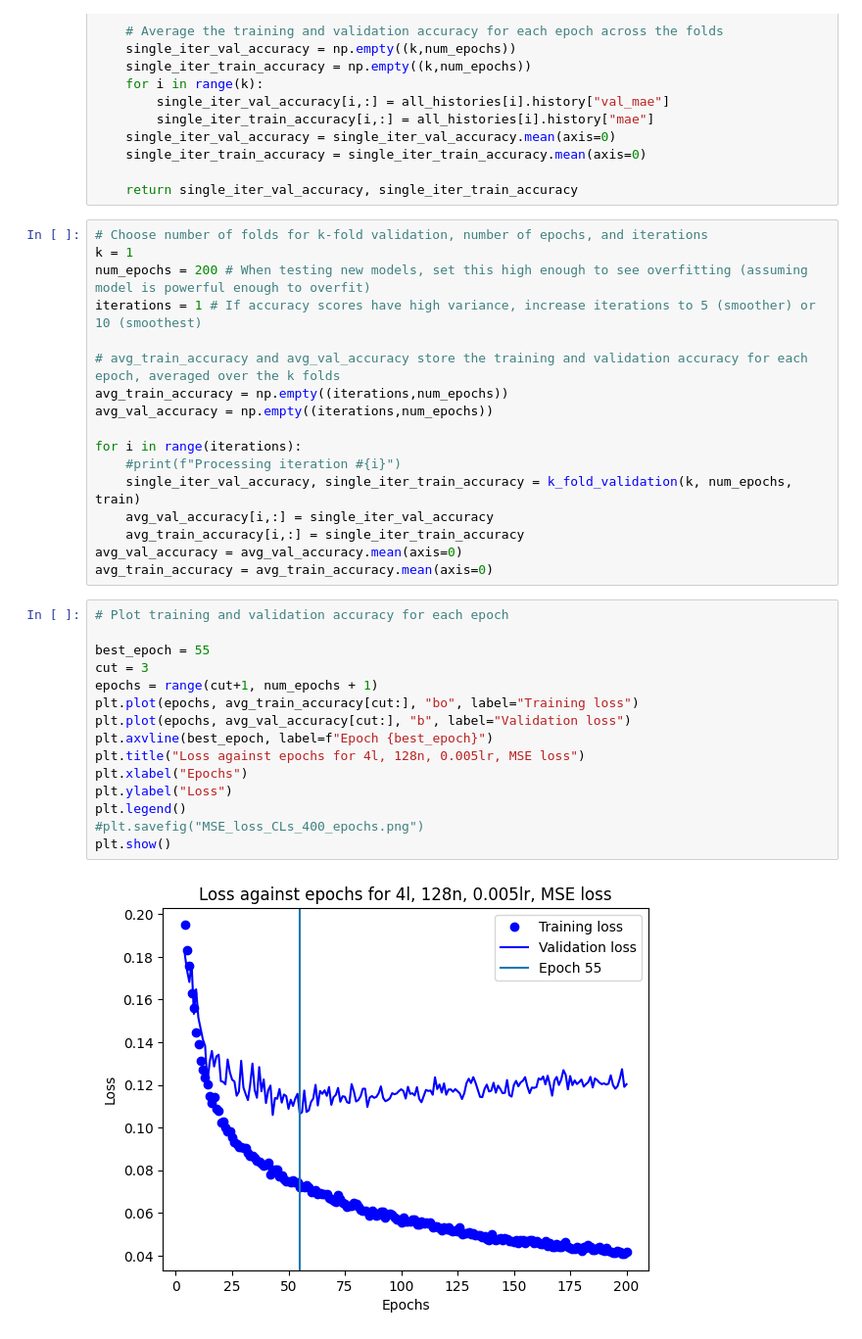
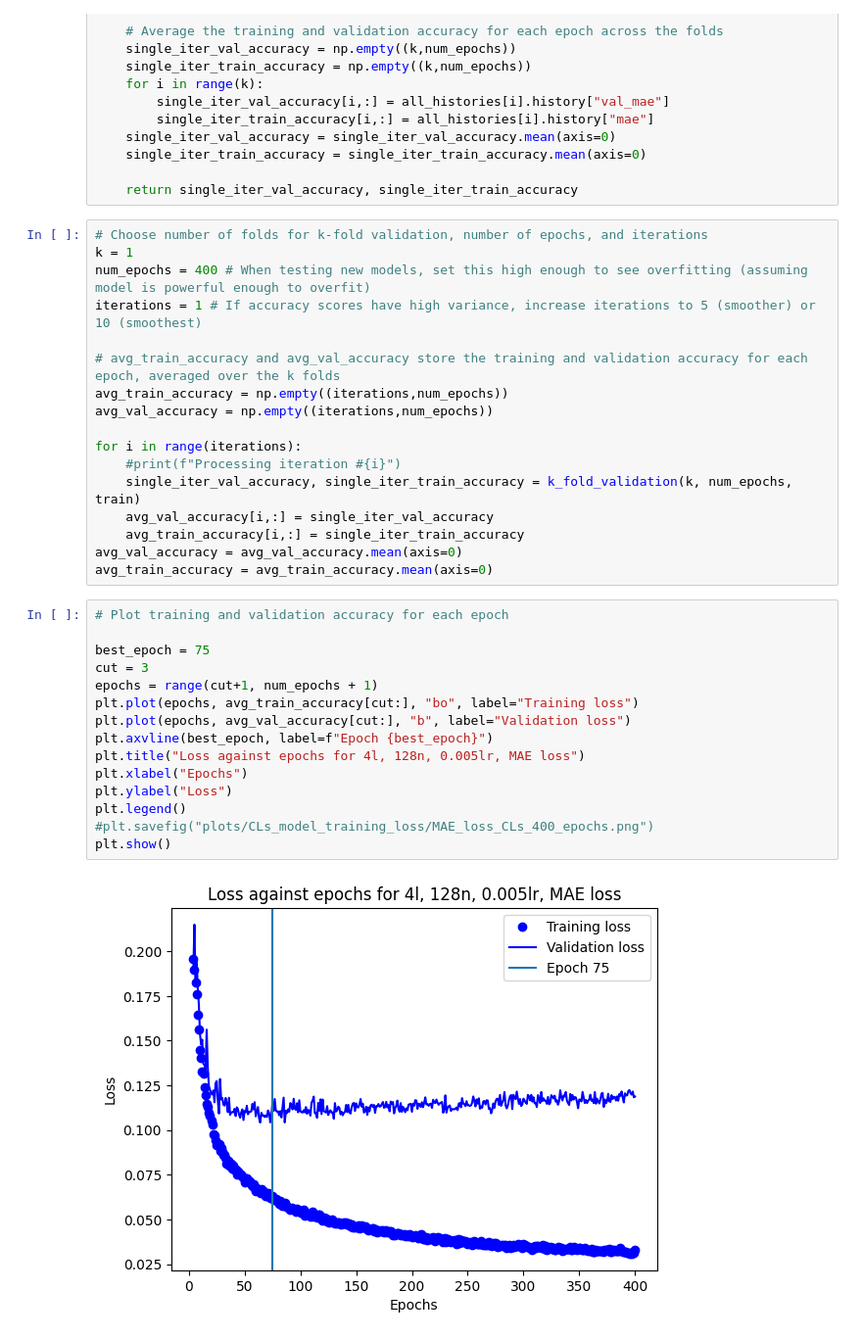
Before and after one commit to benvlasto/MPhys-Project, a Jupyter notebook: CLs_model.ipynb, the cells around one changed output. Shown: that part at 98% size. Saved outputs shown, nothing was run; the diff lists cells and outputs as text.

Commit message:
Created CLs prediction file with 4 layer 128 node 75 epoch 0.005 learning rate and MAE loss model

```diff
--- a/CLs_model.ipynb
+++ b/CLs_model.ipynb
@@ -98,7 +103,7 @@ def k_fold_validation(k, num_epochs, df): # Trains model for one round of k-fold
 # %%
 # Choose number of folds for k-fold validation, number of epochs, and iterations
 k = 1
-num_epochs = 200 # When testing new models, set this high enough to see overfitting (assuming model is powerful enough to overfit)
+num_epochs = 400 # When testing new models, set this high enough to see overfitting (assuming model is powerful enough to overfit)
 iterations = 1 # If accuracy scores have high variance, increase iterations to 5 (smoother) or 10 (smoothest)
 
 # avg_train_accuracy and avg_val_accuracy store the training and validation accuracy for each epoch, averaged over the k folds
@@ -115,20 +120,20 @@ avg_train_accuracy = avg_train_accuracy.mean(axis=0)
 # %%
 # Plot training and validation accuracy for each epoch
 
-best_epoch = 55
+best_epoch = 75
 cut = 3
 epochs = range(cut+1, num_epochs + 1)
 plt.plot(epochs, avg_train_accuracy[cut:], "bo", label="Training loss")
 plt.plot(epochs, avg_val_accuracy[cut:], "b", label="Validation loss")
 plt.axvline(best_epoch, label=f"Epoch {best_epoch}")
-plt.title("Loss against epochs for 4l, 128n, 0.005lr, MSE loss")
+plt.title("Loss against epochs for 4l, 128n, 0.005lr, MAE loss")
 plt.xlabel("Epochs")
 plt.ylabel("Loss")
 plt.legend()
-#plt.savefig("MSE_loss_CLs_400_epochs.png")
+#plt.savefig("plots/CLs_model_training_loss/MAE_loss_CLs_400_epochs.png")
 plt.show()
 # %% [output]
-[figure, old version]
+[figure, new version]
 # %%
 # Train new model on all of the available data
 
```
Also changed, not shown: parts of 3 cells of this notebook, 1 other file.
